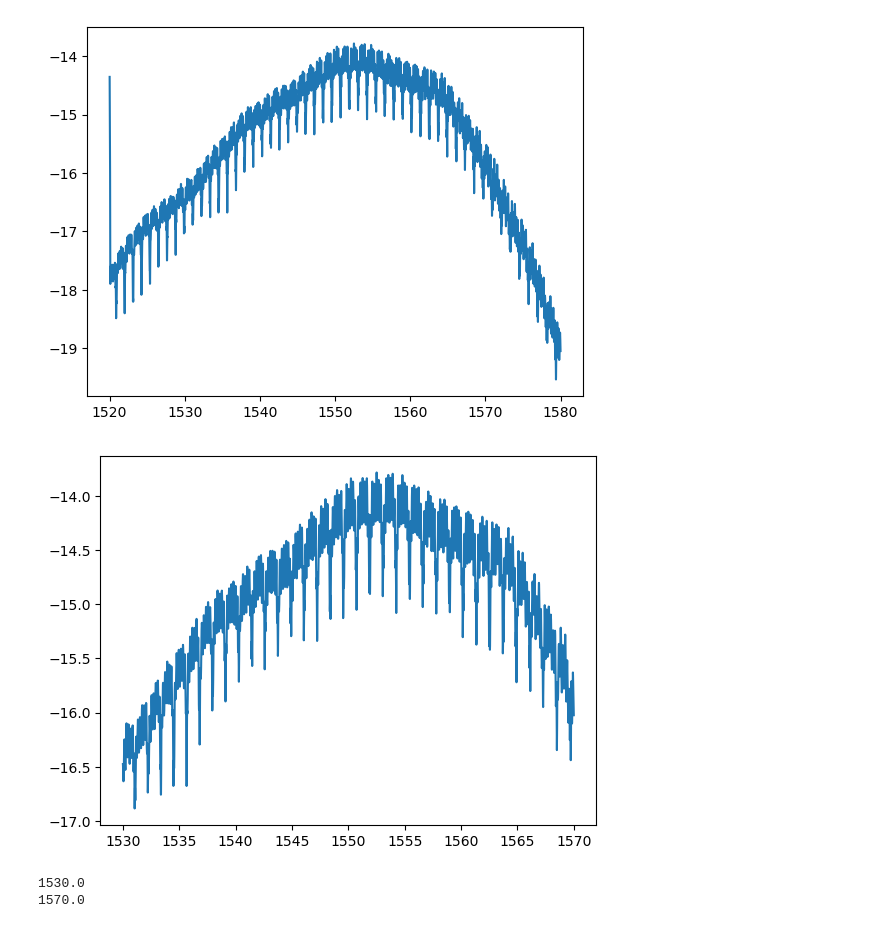
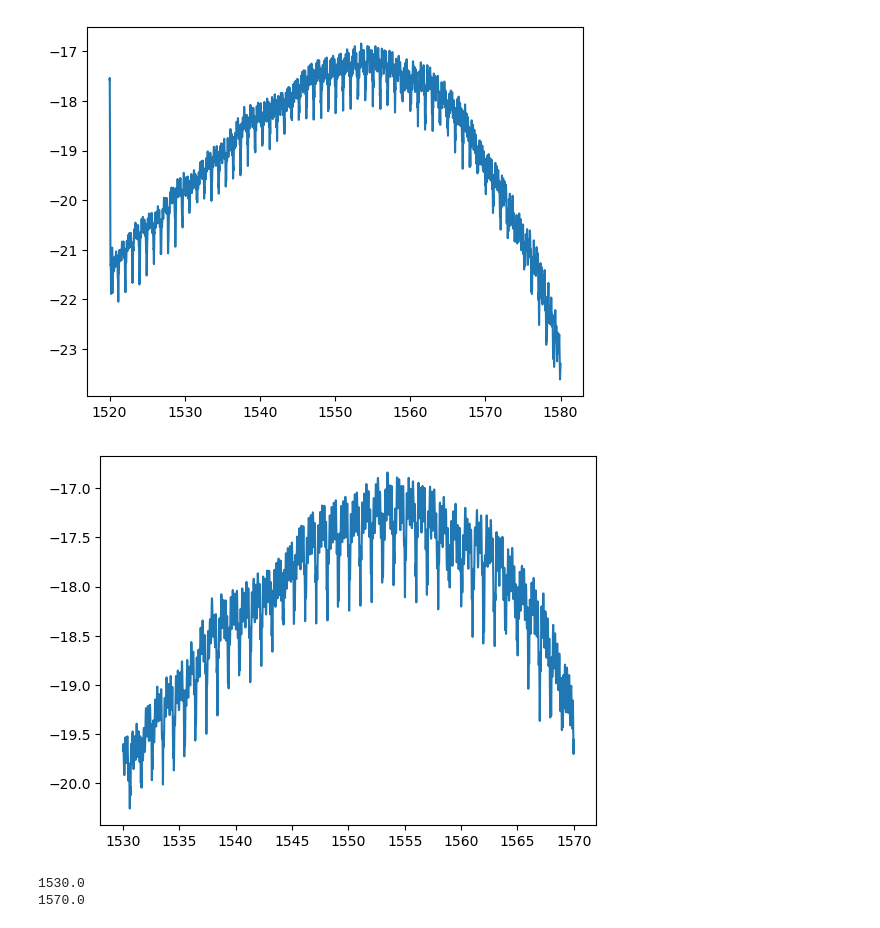
Before and after one commit to tdasanjh/team-chip-project, a Jupyter notebook: data_analysis/data_analysis_notebook.ipynb, the cells around one changed output. Cells and saved outputs as stored; diff of their text form; code cells hidden in the pictures.

Commit message:
another data run

```diff
--- a/data_analysis/data_analysis_notebook.ipynb
+++ b/data_analysis/data_analysis_notebook.ipynb
@@ -2,11 +2,11 @@
 import data_analysis_funcs as daf
 import matplotlib.pyplot as plt
 # %%
-data_analyse_file="sg_rr_84_025 2023-12-11 16-27-03.csv"
+data_analyse_file="sg_rr_100_025 2023-12-11 14-23-14.csv"
 wvlen_array,pow_array=daf.get_wavlen_and_pow_arrays(data_analyse_file)
 daf.plot_visualise(wvlen_array,pow_array, full_range=True)
 # %% [output]
-[figure, old version]
+[figure, new version]
 # %%
 start_point_index=1000
 end_point_index=5001
@@ -16,7 +16,7 @@ power_peak_search=pow_array[start_point_index:end_point_index]
 print(wvlen_peak_search[0])
 print(wvlen_peak_search[-1])
 # %% [output]
-[figure, old version]
+[figure, new version]
 1530.0
 1570.0
 # %%
```
Also changed, not shown: parts of 2 cells of this notebook, 1 other file.
